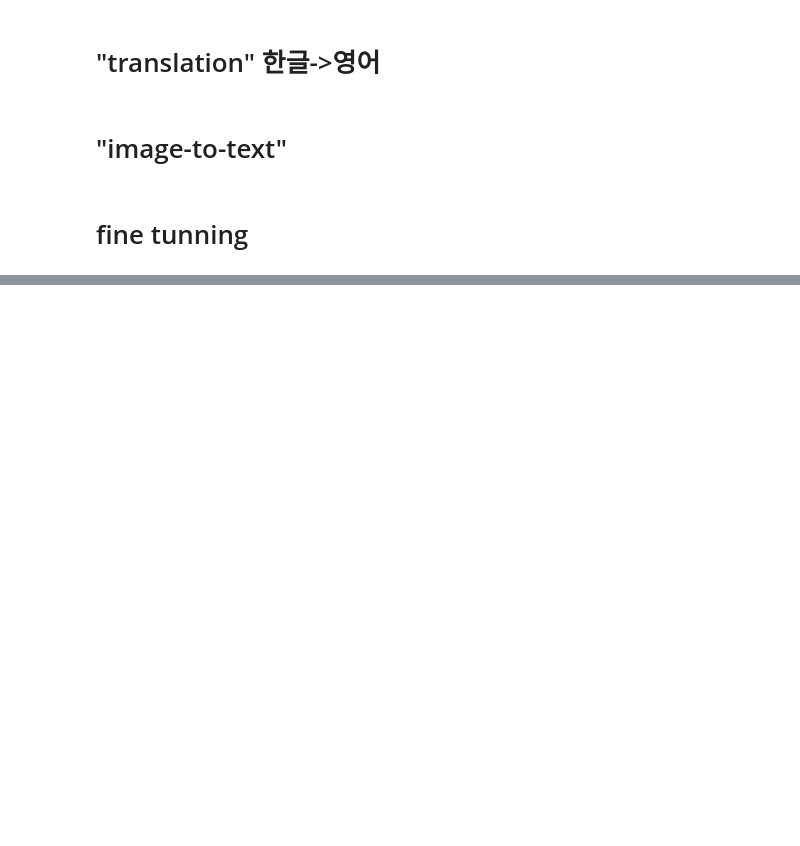
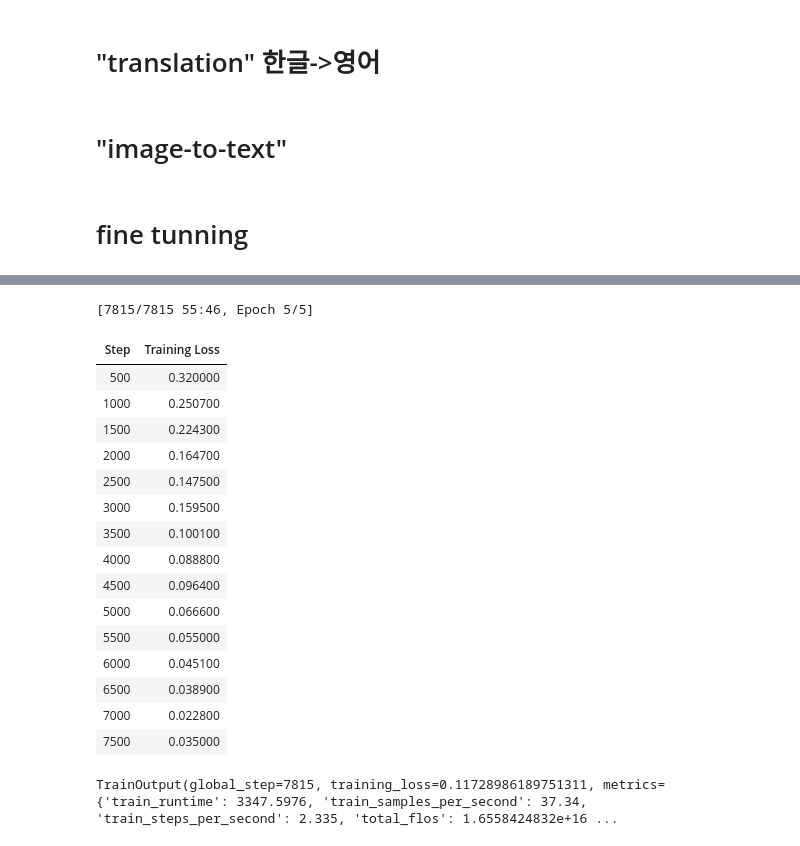
Before and after one commit to bhjin97/DL_rep, a Jupyter notebook: 13_허깅페이스의활용.ipynb, the cells around one changed output, grey strips where cells are left out. Drawn from its saved outputs; the diff is of its cells as text; code cells hidden in the pictures; blank space fills up the shorter version.

```diff
--- a/13_허깅페이스의활용.ipynb
+++ b/13_허깅페이스의활용.ipynb
@@ -81,2 +134,8 @@ PipelineException: No mask_token ([MASK]) found on the input
 # %% [markdown]
 # fine tunning
+# %%
+from datasets import load_dataset
+# IMDb 데이터셋 불러오기
+dataset = load_dataset("imdb")
+# 데이터셋 확인
+print(dataset)
@@ -82,0 +162,10 @@ PipelineException: No mask_token ([MASK]) found on the input
+# %%
+# 토크나이저 - 모델
+from transformers import AutoTokenizer
+# 토크나이저 설정 (distilbert-base-uncased 사용)
+tokenizer = AutoTokenizer.from_pretrained("distilbert-base-uncased")
+# 전처리 함수 정의
+def preprocess_function(examples):
+    return tokenizer(examples["text"], truncation=True, padding="max_length", max_length=512)
+# 데이터셋 전처리
+tokenized_datasets= dataset.map(preprocess_function, batched=True)
@@ -83,2 +175,4 @@ PipelineException: No mask_token ([MASK]) found on the input
 # %%
-from transformers import AutoTokenizer
+# 모델 설정
+from transformers import AutoModelForSequenceClassification
+model = AutoModelForSequenceClassification.from_pretrained('distilbert-base-uncased', num_labels=2)
@@ -84,0 +183,41 @@ from transformers import AutoTokenizer
+# %%
+# 학습설정
+from transformers import TrainingArguments, Trainer
+# 학습 인자 설정
+training_args= TrainingArguments(
+    output_dir="./results", # 출력 디렉토리
+    # evaluation_strategy="epoch", # 평가 주기 (매 에포크마다)
+    learning_rate=2e-5, # 학습률
+    per_device_train_batch_size=16, # 학습 시 배치 크기
+    per_device_eval_batch_size=16, # 평가 시 배치 크기
+    num_train_epochs=5, # 에포크 수
+    weight_decay=0.01, # 가중치 감소 (regularization)
+)
+# Trainer 생성
+trainer = Trainer(
+    model=model, # 학습할 모델
+    args=training_args, # 학습 인자
+    train_dataset=tokenized_datasets["train"], # 학습 데이터셋
+    eval_dataset=tokenized_datasets["test"], # 평가 데이터셋
+)
+# %%
+trainer.train()
+# %% [output]
+[7815/7815 55:46, Epoch 5/5]
+| Step | Training Loss |
+| 500 | 0.320000 |
+| 1000 | 0.250700 |
+| 1500 | 0.224300 |
+| 2000 | 0.164700 |
+| 2500 | 0.147500 |
+| 3000 | 0.159500 |
+| 3500 | 0.100100 |
+| 4000 | 0.088800 |
+| 4500 | 0.096400 |
+| 5000 | 0.066600 |
+| 5500 | 0.055000 |
+| 6000 | 0.045100 |
+| 6500 | 0.038900 |
+| 7000 | 0.022800 |
+| 7500 | 0.035000 |
+TrainOutput(global_step=7815, training_loss=0.11728986189751311, metrics={'train_runtime': 3347.5976, 'train_samples_per_second': 37.34, 'train_steps_per_second': 2.335, 'total_flos': 1.6558424832e+16 ...
```
Also changed, not shown: parts of 13 cells of this notebook, 1 other file.
